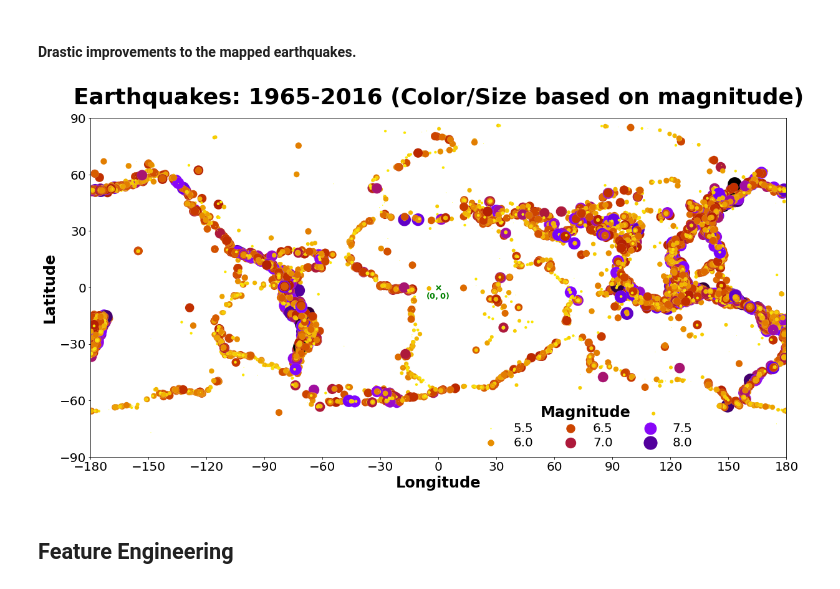
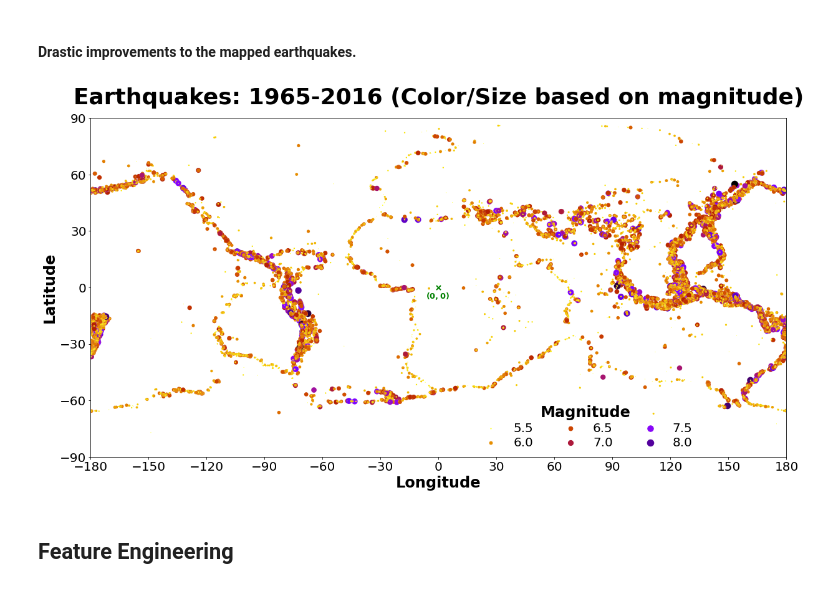
Before and after one commit to theobigdog/On-Shaky-Ground---Earthquakes-in-Asia, a Jupyter notebook: Flatiron Capstone - Earthquake Prediction.ipynb, the cells around one changed output. Saved outputs shown, nothing was run; the diff lists cells and outputs as text; code cells hidden in the pictures.

```diff
--- a/Flatiron Capstone - Earthquake Prediction.ipynb
+++ b/Flatiron Capstone - Earthquake Prediction.ipynb
@@ -375,23 +375,23 @@ plt.xticks(long_30);
 # %%
 fig, ax = plt.subplots(figsize=(20,10))
 sns.scatterplot(x=df_trunc['Longitude'], y=df_trunc['Latitude'], hue=df_trunc['Magnitude'],
-                size=df_trunc['Magnitude'], sizes=(1,500),marker='o',palette='gnuplot_r')
+                size=df_trunc['Magnitude'], sizes=(1,125),marker='o',palette='gnuplot_r')
 legend = plt.legend(title='Magnitude', title_fontsize=24, fontsize=20, labelspacing=0.2,
                 loc=(0.55,0.01), ncol=3, frameon=False, labelcolor='black')
 plt.setp(legend.get_title(), color ='black', fontweight='bold')
 ax.scatter(x=0,y=0, marker='x', c='green', s=(50), linewidths=2)
 plt.annotate(xy=(-6.5,-6), text='$\\bf{(0,0)}$', fontsize=13, c='green')
 ax.set_ylim([-90,90])
 plt.title('Earthquakes: 1965-2016 (Color/Size based on magnitude)', fontsize=36,
           fontweight='bold', y=1.03)
 plt.xlabel('Longitude', fontsize=24, fontweight='bold')
 plt.yticks(lat_30, fontsize=20)
 ax.set_xlim([-180,180])
 plt.ylabel('Latitude', fontsize=24, fontweight='bold')
 plt.xticks(ticks=(long_30), fontsize=20);
-# plt.savefig('images/earthquake_map_binned_magn_black.png', transparent=True, dpi=300)
+# plt.savefig('images/earthquake_map_binned_magn_125_dots_black.png', transparent=True, dpi=300)
 # %% [output]
-[figure, old version]
+[figure, new version]
 # %% [markdown]
 ## Feature Engineering
 # %% [markdown]
```
Also changed, not shown: parts of 54 cells of this notebook, 5 other files.
